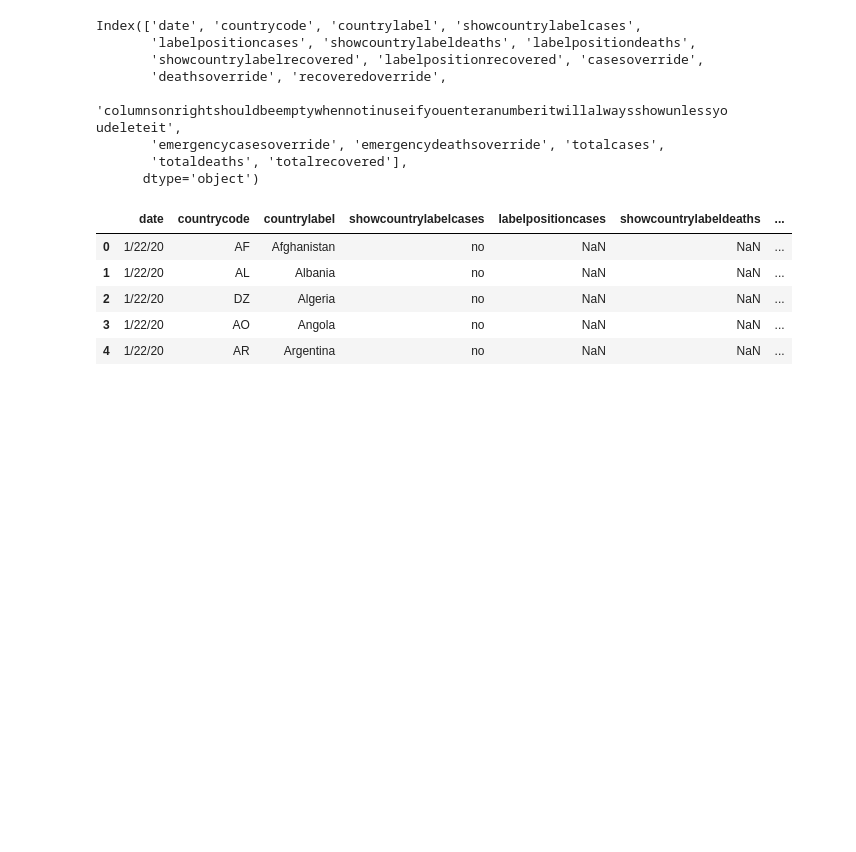
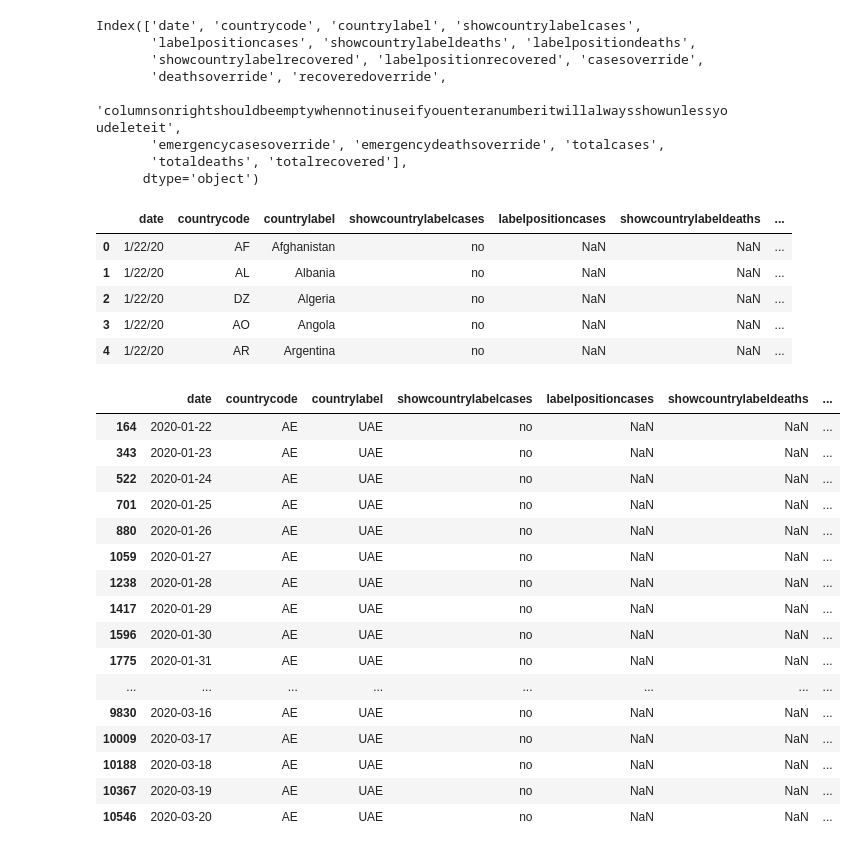
Before and after one commit to guibacellar/COVID-19, a Jupyter notebook: feature_generation.ipynb, the cells around one changed output. Drawn from its saved outputs; the diff is of its cells as text; code cells hidden in the pictures; blank space fills up the shorter version.

```diff
--- a/feature_generation.ipynb
+++ b/feature_generation.ipynb
@@ -25,6 +25,32 @@ df.head(5)
 | 2 | 1/22/20 | DZ | Algeria | no | NaN | NaN | ... |
 | 3 | 1/22/20 | AO | Angola | no | NaN | NaN | ... |
 | 4 | 1/22/20 | AR | Argentina | no | NaN | NaN | ... |
+# %%
+# Convert Date Column
+df.loc[:, ('date')] = df.apply(
+    lambda row: pd.to_datetime(row['date'],  format='%m/%d/%y'), axis=1
+)
+
+# Sort Data by Country and Date
+df = df.sort_values(by=['countrycode', 'date'])
+# %% [output]
+|  | date | countrycode | countrylabel | showcountrylabelcases | labelpositioncases | showcountrylabeldeaths | ... |
+| 164 | 2020-01-22 | AE | UAE | no | NaN | NaN | ... |
+| 343 | 2020-01-23 | AE | UAE | no | NaN | NaN | ... |
+| 522 | 2020-01-24 | AE | UAE | no | NaN | NaN | ... |
+| 701 | 2020-01-25 | AE | UAE | no | NaN | NaN | ... |
+| 880 | 2020-01-26 | AE | UAE | no | NaN | NaN | ... |
+| 1059 | 2020-01-27 | AE | UAE | no | NaN | NaN | ... |
+| 1238 | 2020-01-28 | AE | UAE | no | NaN | NaN | ... |
+| 1417 | 2020-01-29 | AE | UAE | no | NaN | NaN | ... |
+| 1596 | 2020-01-30 | AE | UAE | no | NaN | NaN | ... |
+| 1775 | 2020-01-31 | AE | UAE | no | NaN | NaN | ... |
+| ... | ... | ... | ... | ... | ... | ... | ... |
+| 9830 | 2020-03-16 | AE | UAE | no | NaN | NaN | ... |
+| 10009 | 2020-03-17 | AE | UAE | no | NaN | NaN | ... |
+| 10188 | 2020-03-18 | AE | UAE | no | NaN | NaN | ... |
+| 10367 | 2020-03-19 | AE | UAE | no | NaN | NaN | ... |
+| 10546 | 2020-03-20 | AE | UAE | no | NaN | NaN | ... |
 # %%
 # Remove Dummy Columns
 del df['labelpositioncases']
```
Also changed, not shown: parts of 2 cells of this notebook, 2 other files.
